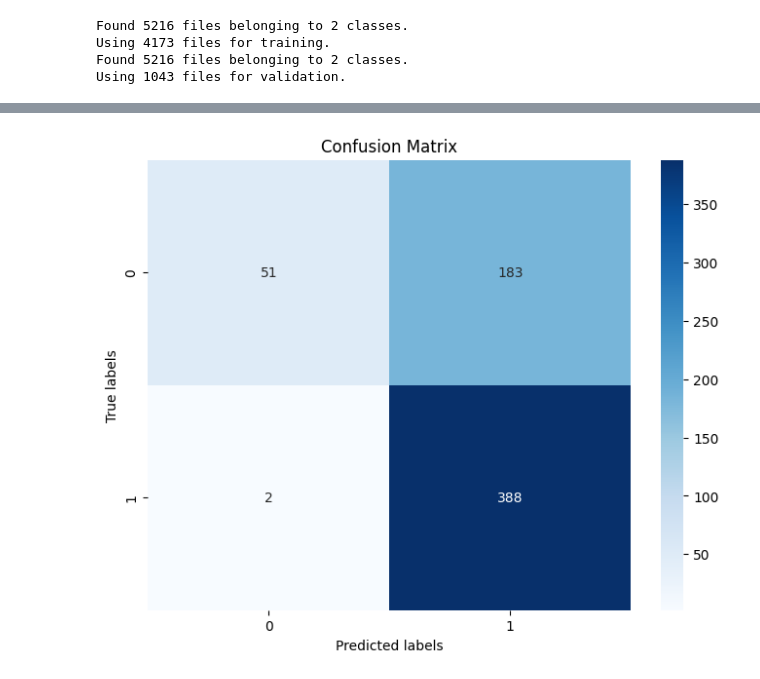
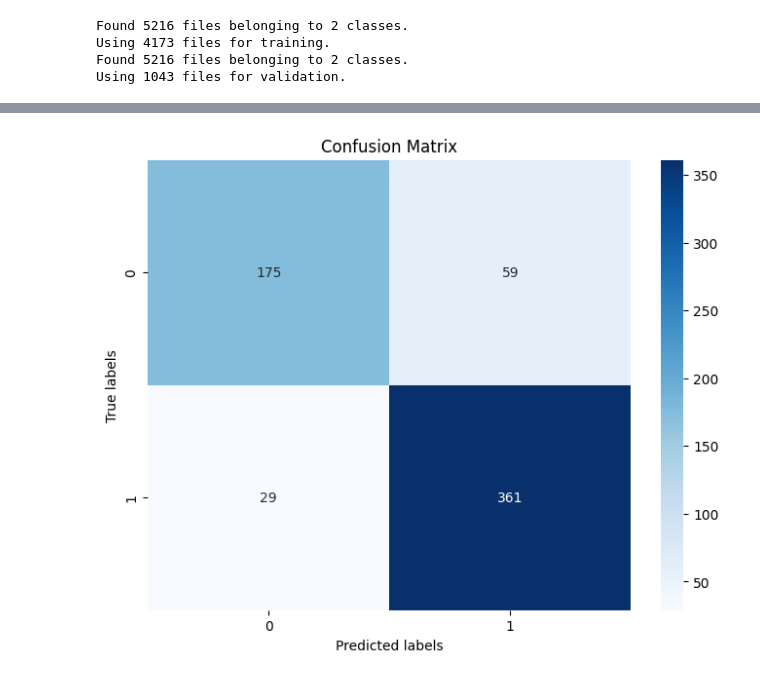
Before and after one commit to GourabPaul007/dds_ml, a Jupyter notebook: pneumonia/pneumonia.ipynb, the cells around one changed output, grey strips where cells are left out. Cells and saved outputs as stored; diff of their text form; code cells hidden in the pictures.

```diff
--- a/pneumonia/pneumonia.ipynb
+++ b/pneumonia/pneumonia.ipynb
@@ -6,11 +6,11 @@ import os
 import tensorflow as tf
 
 DATASET_FOLER = "chest_xray_pneumonia_dataset"
-TRAINING_FOLER = DATASET_FOLER + "/" + "train"
+TRAINING_FOLER = DATASET_FOLER + "/" + "trainOG"
 TESTING_FOLER = DATASET_FOLER + "/" + "test"
-IMAGE_HEIGHT=150
-IMAGE_WIDTH=150
-COLOR_MODE='rgb'
+IMAGE_HEIGHT=64
+IMAGE_WIDTH=64
+COLOR_MODE='grayscale'
 IMAGE_CHANNELS = 3 if COLOR_MODE=='rgb' else 1
 PATIENCE = 25
 EPOCHS = 100
@@ -19,6 +19,7 @@ train_ds = tf.keras.utils.image_dataset_from_directory(
     TRAINING_FOLER,
     batch_size=32,
     image_size=(IMAGE_HEIGHT, IMAGE_WIDTH),
+    color_mode=COLOR_MODE,
     subset='training',
     validation_split=0.2,
     seed=42,
@@ -26,8 +27,9 @@ train_ds = tf.keras.utils.image_dataset_from_directory(
 
 val_ds = tf.keras.utils.image_dataset_from_directory(
     TRAINING_FOLER,
+    batch_size=32,
     image_size=(IMAGE_HEIGHT, IMAGE_WIDTH),
-    batch_size=32,
+    color_mode=COLOR_MODE,
     subset='validation',
     validation_split=0.2,
     seed=42,
@@ -105 +108,9 @@ WARNING:tensorflow:Using a while_loop for converting AdjustContrastv2 cause Inpu
+# %%
+# Calculate class weights
+class_counts = train_ds.reduce(
+    initial_state=tf.zeros(2),
+    reduce_func=lambda state, batch: state + tf.cast(tf.math.reduce_sum(batch[1], axis=0), tf.float32)
+)
+total_samples = tf.reduce_sum(class_counts)
+class_weights = {0: total_samples / (2 * class_counts[0]), 1: total_samples / (2 * class_counts[1])}
 # %%
@@ -203,12 +214,14 @@ _________________________________________________________________
 # val_ds = val_ds.cache().prefetch(buffer_size=tf.data.AUTOTUNE)
 
 earlystop_loss = tf.keras.callbacks.EarlyStopping(monitor='val_loss', patience=PATIENCE, restore_best_weights=True)
+# earlystop_loss = tf.keras.callbacks.EarlyStopping(monitor='val_binary_accuracy', patience=PATIENCE, restore_best_weights=True)
 
 history = model.fit(
     train_ds,
     validation_data=val_ds,
     epochs=EPOCHS,
     callbacks=[earlystop_loss],
+    class_weight=class_weights,
 )
 # %% [output]
 Epoch 1/100
@@ -279,11 +308,14 @@ import matplotlib.pyplot as plt
 import seaborn as sns
 from sklearn.metrics import confusion_matrix
 
-# Define your validation dataset
+
 validation_dataset = tf.keras.preprocessing.image_dataset_from_directory(
     TESTING_FOLER,
-    image_size=(128, 128),
-    batch_size=32)
+    image_size=(IMAGE_HEIGHT, IMAGE_WIDTH),
+    batch_size=32,
+    color_mode=COLOR_MODE,
+    shuffle=True,
+)
 
 # Get true labels and predicted probabilities
 true_labels = []
@@ -296,7 +328,7 @@ for images, labels in validation_dataset:
     predicted_probabilities.extend(predictions)
 
 # Convert probabilities to predicted labels
-predicted_labels = np.where(np.array(predicted_probabilities) > 0.5, 1, 0)
+predicted_labels = np.where(np.array(predicted_probabilities) > 0.999, 1, 0)
 
 # Convert true labels and predicted labels to numpy arrays
 true_labels = np.array(true_labels)
@@ -304,7 +336,7 @@ predicted_labels = np.array(predicted_labels)
 
 # Build the confusion matrix
 conf_matrix = confusion_matrix(true_labels, predicted_labels)
-
+print(conf_matrix)
 # Plot the confusion matrix
 plt.figure(figsize=(8, 6))
 sns.heatmap(conf_matrix, annot=True, fmt='d', cmap='Blues')
@@ -333,4 +365,4 @@ Found 624 files belonging to 2 classes.
-[figure, old version]
+[figure, new version]
 # %%
 # SAVING THE MODEL
 
```
Also changed, not shown: parts of 9 cells of this notebook, 21 other files.
